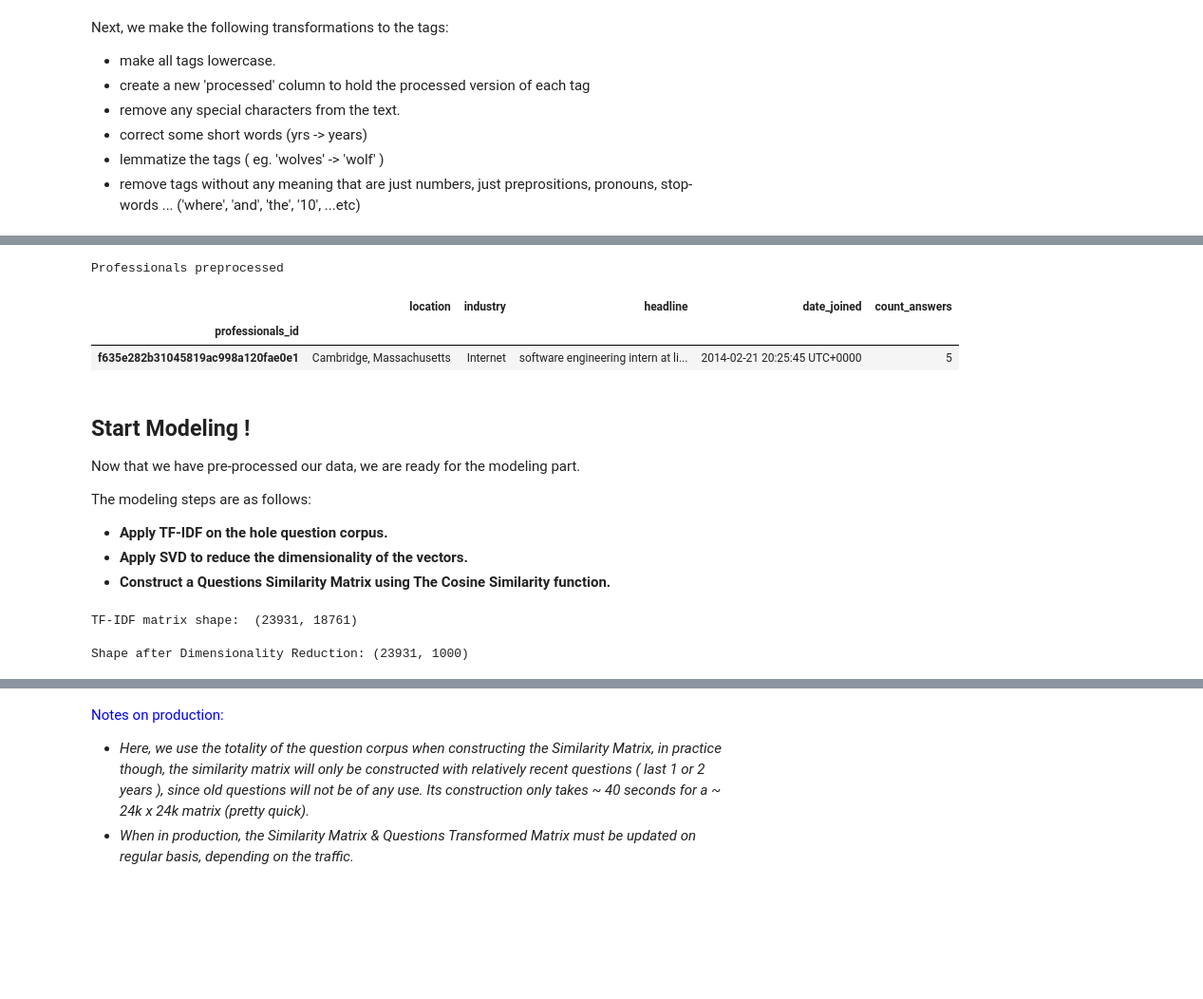
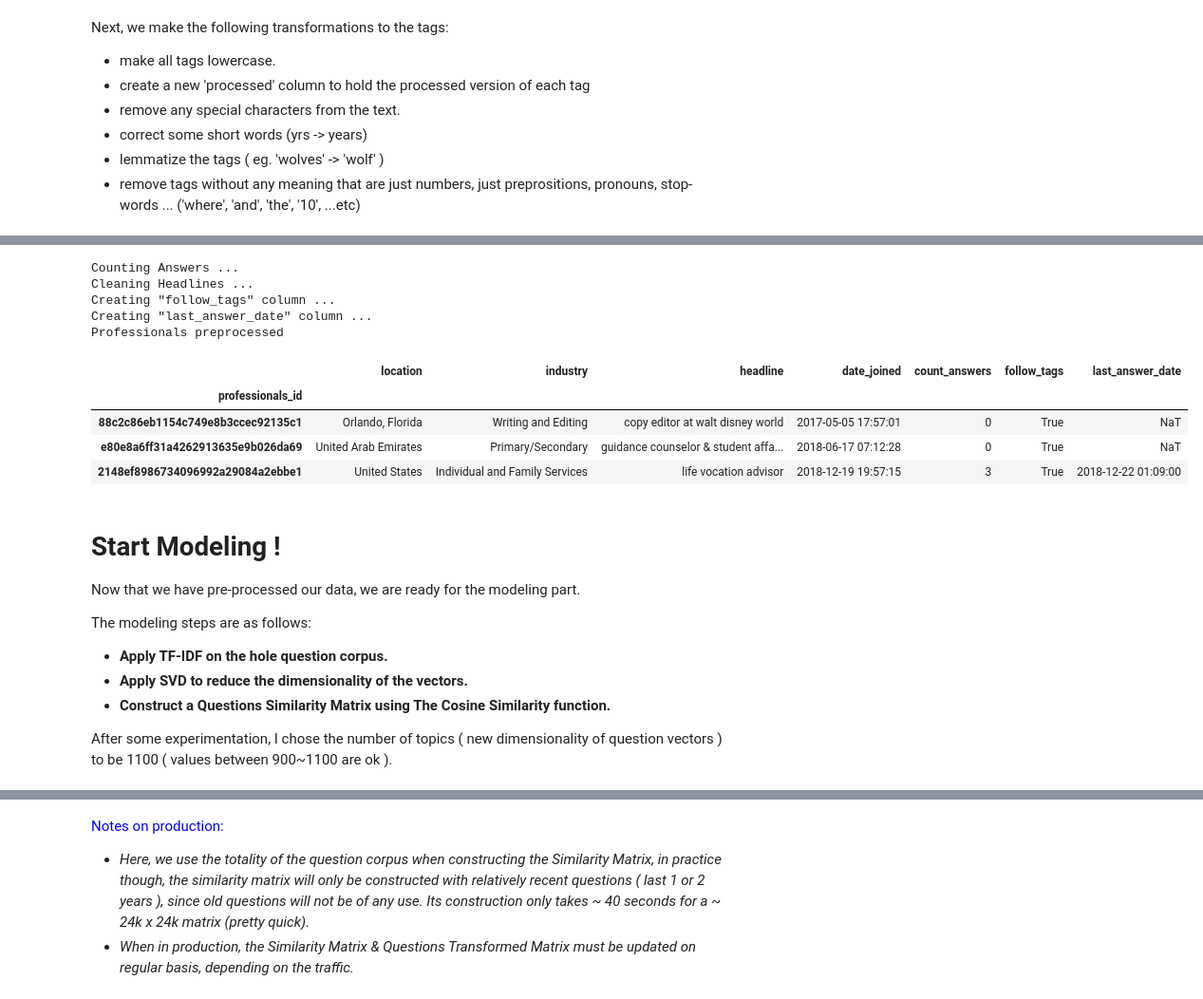
Before and after one commit to elhamza9/career-village-recommender-system, a Jupyter notebook: epsilon-greedy-latent-recommender.ipynb, the cells around one changed output, grey strips where cells are left out. Shown: that part at 95% size. Drawn from its saved outputs; the diff is of its cells as text; code cells hidden in the pictures; blank space fills up the shorter version.

```diff
--- a/epsilon-greedy-latent-recommender.ipynb
+++ b/epsilon-greedy-latent-recommender.ipynb
@@ -198,0 +275,24 @@ Interesting statistics:
+# %%
+answers = answers.rename(columns={'date_added': 'answers_date_added'})
+questions = questions.rename(columns={'date_added': 'questions_date_added'})
+first_answers = answers[['question_id', 'answers_date_added']].groupby('question_id').min()
+answers_questions = first_answers.join(questions[['questions_date_added']])
+answers_questions['diff_days'] = (answers_questions['answers_date_added'] - answers_questions['questions_date_added'])/np.timedelta64(1,'D')
+vals = [answers_questions[answers_questions['questions_date_added'].dt.year == y]['diff_days'].mean() for y in years]
+LINE_COLOR = '#9250B0'
+fig = {
+    'data': [{
+        'type': 'scatter',
+        'x': years,
+        'y': vals,
+        'line': {'color': LINE_COLOR}
+    }],
+    'layout': {
+        'title': 'Evolution of Time to First Response in days',
+        'xaxis': {'title': 'Years'},
+        'yaxis': {'title': 'Time to First Response'}
+    }
+}
+iplot(fig)
+answers = answers.rename(columns={'answers_date_added': 'date_added'})
+questions = questions.rename(columns={'questions_date_added': 'date_added'})
@@ -398,25 +592,45 @@ Questions preprocessed.
 # %%
+
 # Count Answers
+print('Counting Answers ...')
 pro_answers_count = answers.groupby('author_id').count()[['question_id']].rename(columns={'question_id': 'count_answers'})
 professionals = professionals.join(pro_answers_count)
 professionals['count_answers'] = professionals['count_answers'].fillna(0)
 professionals['count_answers'] = professionals['count_answers'].astype(int)
 
 
 # Cleaning the headlines
+print('Cleaning Headlines ...')
 professionals['headline'] = professionals['headline'].fillna('')
 professionals['headline'] = professionals['headline'].str.lower()
 professionals['headline'] = professionals['headline'].str.replace('--|hello|hello!|hellofresh', '')
 
+# Check if follow tags or not
+print('Creating "follow_tags" column ...')
+professionals['follow_tags'] = False
+followers = list(tag_users['user_id'].unique())
+professionals.loc[professionals.index.isin(followers), 'follow_tags'] = True
+
+# Create Last Answer Date Column
+print('Creating "last_answer_date" column ... ')
+professionals = professionals.join(answers[['author_id', 'date_added']].groupby('author_id').max().rename(columns={'date_added': 'last_answer_date'}))
+
+
 print('Professionals preprocessed')
-professionals.sample(1)
+professionals.sample(3)
 # %% [output]
+Counting Answers ...
+Cleaning Headlines ...
+Creating "follow_tags" column ...
+Creating "last_answer_date" column ...
 Professionals preprocessed
-|  | location | industry | headline | date_joined | count_answers |
-| professionals_id |  |  |  |  |  |
-| f635e282b31045819ac998a120fae0e1 | Cambridge, Massachusetts | Internet | software engineering intern at li... | 2014-02-21 20:25:45 UTC+0000 | 5 |
+|  | location | industry | headline | date_joined | count_answers | follow_tags | last_answer_date |
+| professionals_id |  |  |  |  |  |  |  |
+| 88c2c86eb1154c749e8b3ccec92135c1 | Orlando, Florida | Writing and Editing | copy editor at walt disney world | 2017-05-05 17:57:01 | 0 | True | NaT |
+| e80e8a6ff31a4262913635e9b026da69 | United Arab Emirates | Primary/Secondary | guidance counselor & student affa... | 2018-06-17 07:12:28 | 0 | True | NaT |
+| 2148ef8986734096992a29084a2ebbe1 | United States | Individual and Family Services | life vocation advisor | 2018-12-19 19:57:15 | 3 | True | 2018-12-22 01:09:00 |
 # %% [markdown]
-## Start Modeling !
+# Start Modeling !
 
 Now that we have pre-processed our data, we are ready for the modeling part.
 
@@ -425,24 +639,5 @@ The modeling steps are as follows:
 * **Apply TF-IDF on the hole question corpus.**
 * **Apply SVD to reduce the dimensionality of the vectors.**
 * **Construct a Questions Similarity Matrix using The Cosine Similarity function.**
+
+After some experimentation, I chose the number of topics ( new dimensionality of question vectors ) to be 1100 ( values between 900~1100 are ok ).
-# %%
-# TF-IDF Transformation
-
-tfidf = TfidfVectorizer(stop_words=stop_words,)
-Qs = tfidf.fit_transform(questions['processed'])
-terms = tfidf.get_feature_names()
-print('TF-IDF matrix shape: ', Qs.shape)
-#print(f'{len(terms)} terms: ', list(pd.Series(terms).sample(10)), '...')
-# %% [output]
-TF-IDF matrix shape:  (23931, 18761)
-# %%
-# SVD Transformation
-
-NUM_TOPICS = 1000
-model = TruncatedSVD(n_components=NUM_TOPICS)
-model_transformer = model.fit(Qs)
-Qs_transformed = model_transformer.transform(Qs)
-print('Shape after Dimensionality Reduction:', Qs_transformed.shape)
-del Qs
-# %% [output]
-Shape after Dimensionality Reduction: (23931, 1000)
```
Also changed, not shown: parts of 83 cells of this notebook.
